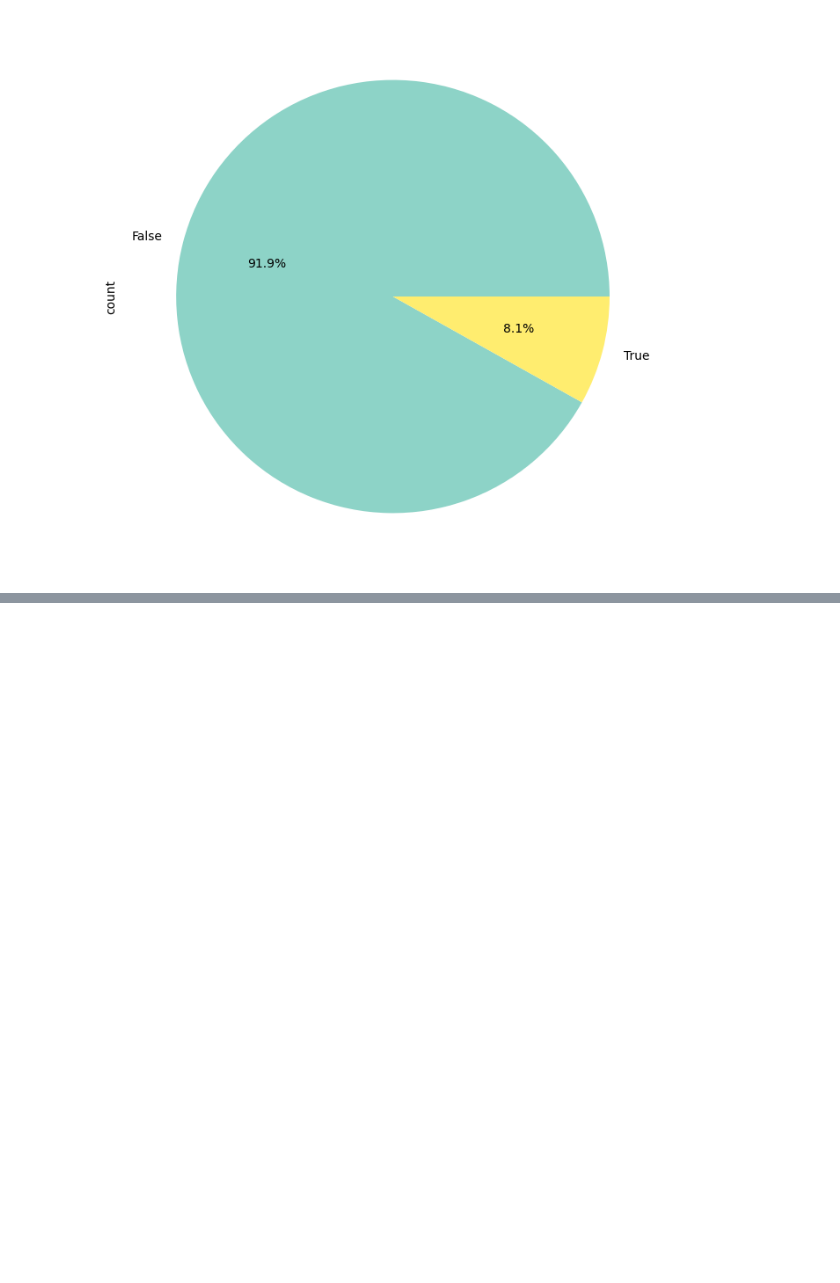
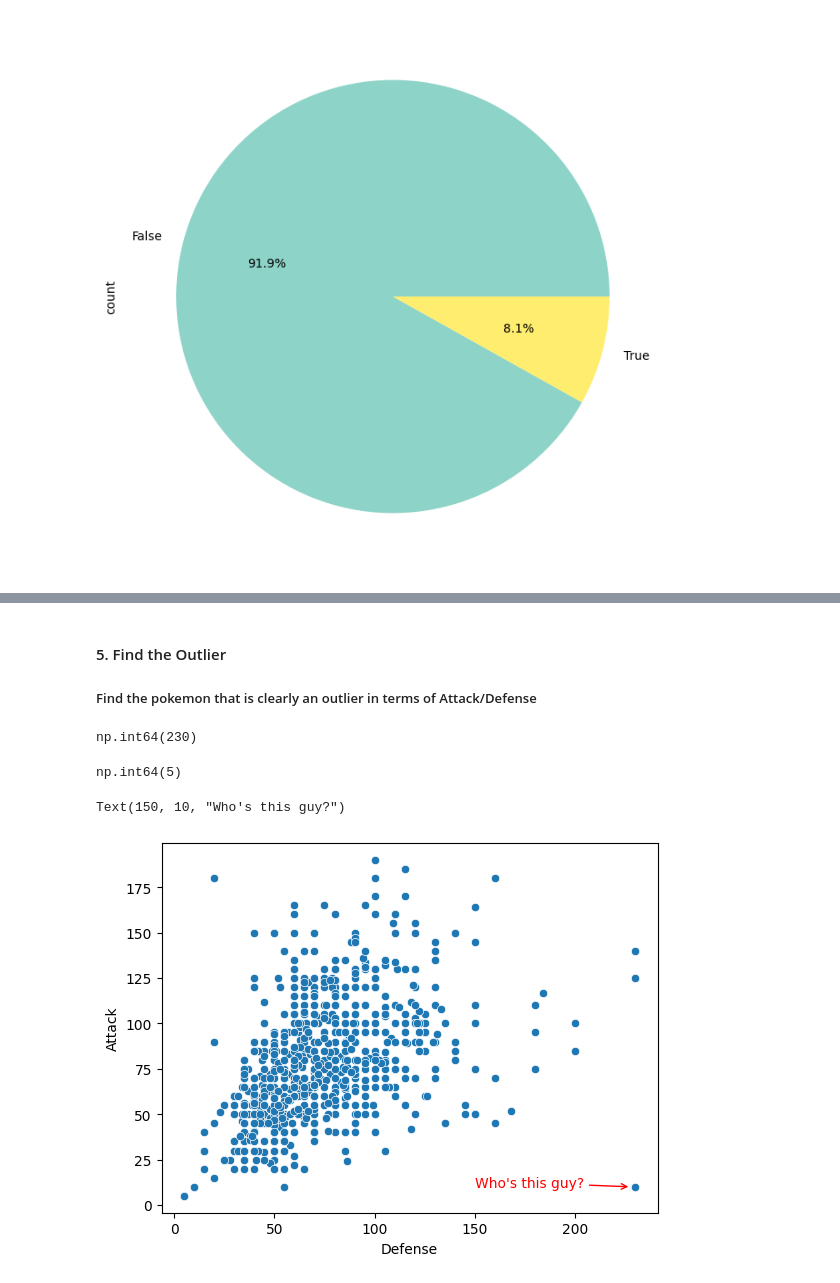
Before and after one commit to Ashish-khanagwal/Artificial-Intelligence, a Jupyter notebook: 4. Pandas/practice-2.ipynb, the cells around one changed output, grey strips where cells are left out. Drawn from its saved outputs; the diff is of its cells as text; code cells hidden in the pictures; blank space fills up the shorter version.

```diff
--- a/4. Pandas/practice-2.ipynb
+++ b/4. Pandas/practice-2.ipynb
@@ -115,0 +326,18 @@ df['Legendary'].value_counts().plot(kind='pie', autopct='%1.1f%%', cmap='Set3',
+# %% [markdown]
+#### 5. Find the Outlier
+##### Find the pokemon that is clearly an outlier in terms of Attack/Defense
+# %%
+df['Defense'].max()
+# %% [output]
+np.int64(230)
+# %%
+df['Attack'].min()
+# %% [output]
+np.int64(5)
+# %%
+ax = sns.scatterplot(data=df, x='Defense', y='Attack')
+ax.annotate("Who's this guy?", xy=(228, 10), xytext=(150,10), color='red',
+            arrowprops=dict(arrowstyle='->', color='red'))
+# %% [output]
+Text(150, 10, "Who's this guy?")
+[figure, added]
```
Also changed, not shown: parts of 66 cells of this notebook, 1 other file.
